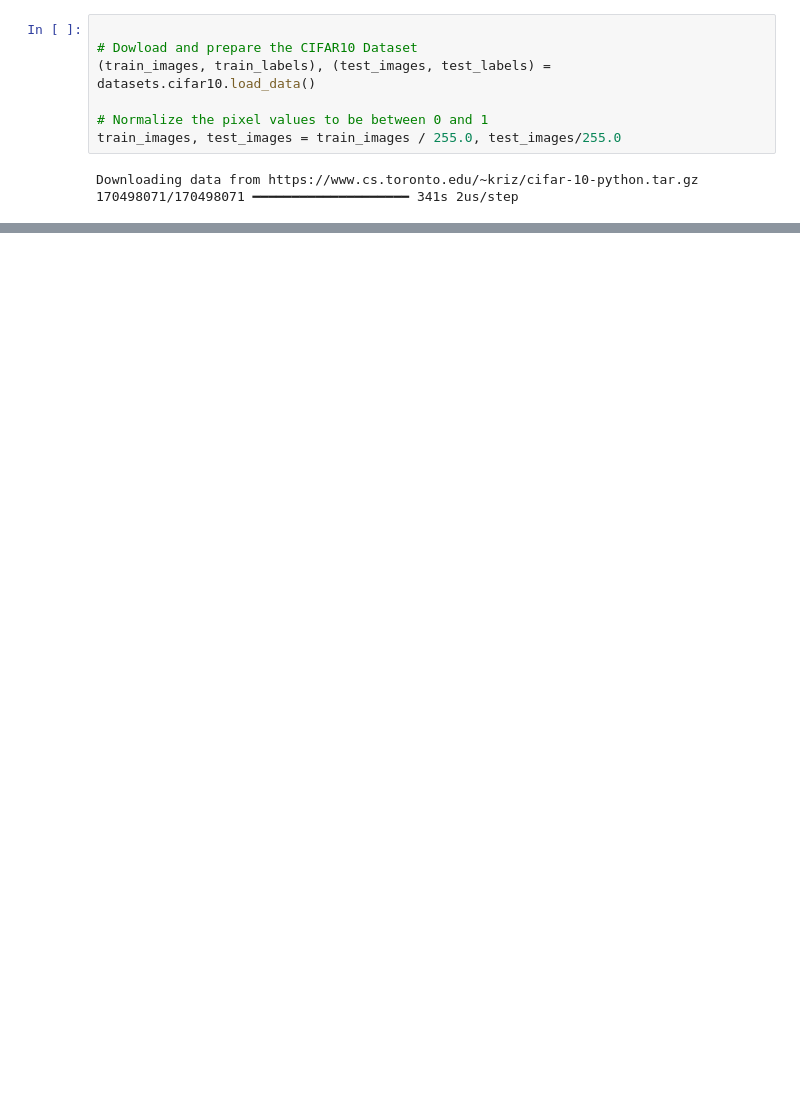
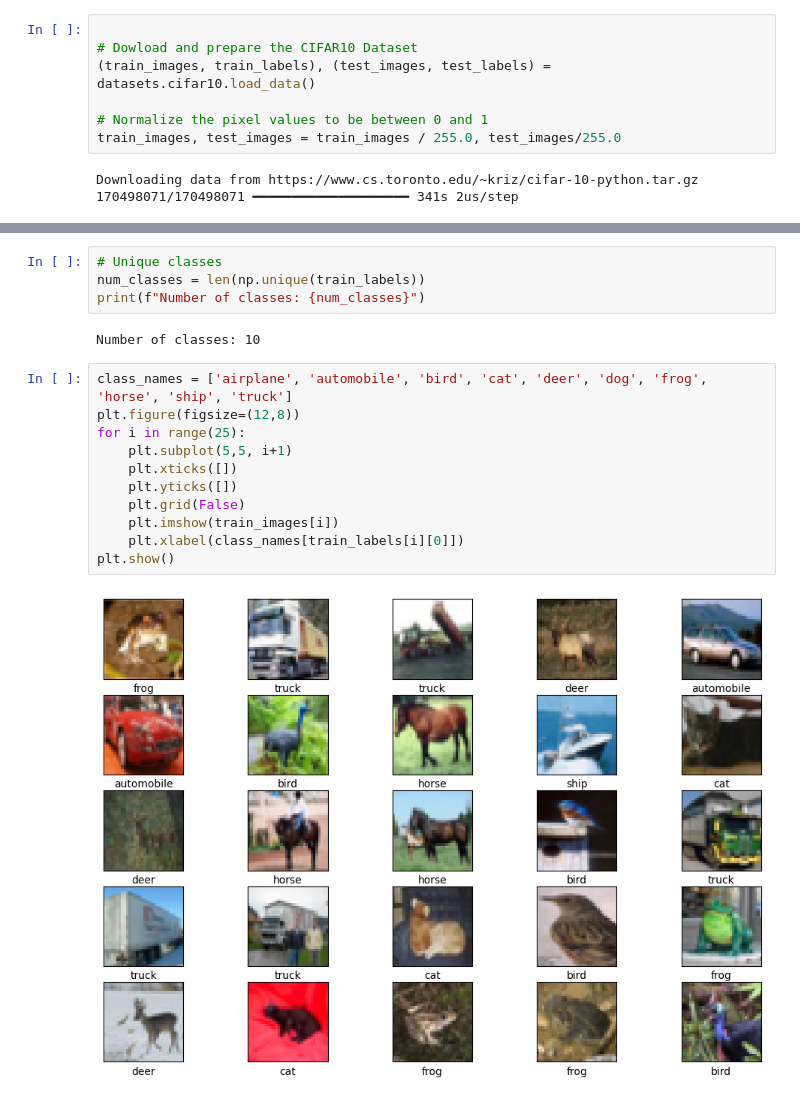
Before and after one commit to samwanyua/ANN, a Jupyter notebook: cnn.ipynb, the cells around one changed output, grey strips where cells are left out. Drawn from its saved outputs; the diff is of its cells as text; blank space fills up the shorter version.

```diff
--- a/cnn.ipynb
+++ b/cnn.ipynb
@@ -17,0 +30,19 @@ Downloading data from https://www.cs.toronto.edu/~kriz/cifar-10-python.tar.gz
+# %%
+# Unique classes
+num_classes = len(np.unique(train_labels))
+print(f"Number of classes: {num_classes}")
+# %% [output]
+Number of classes: 10
+# %%
+class_names = ['airplane', 'automobile', 'bird', 'cat', 'deer', 'dog', 'frog', 'horse', 'ship', 'truck']
+plt.figure(figsize=(12,8))
+for i in range(25):
+    plt.subplot(5,5, i+1)
+    plt.xticks([])
+    plt.yticks([])
+    plt.grid(False)
+    plt.imshow(train_images[i])
+    plt.xlabel(class_names[train_labels[i][0]])
+plt.show()
+# %% [output]
+[figure, added]
```
Also changed, not shown: parts of 4 cells of this notebook.
